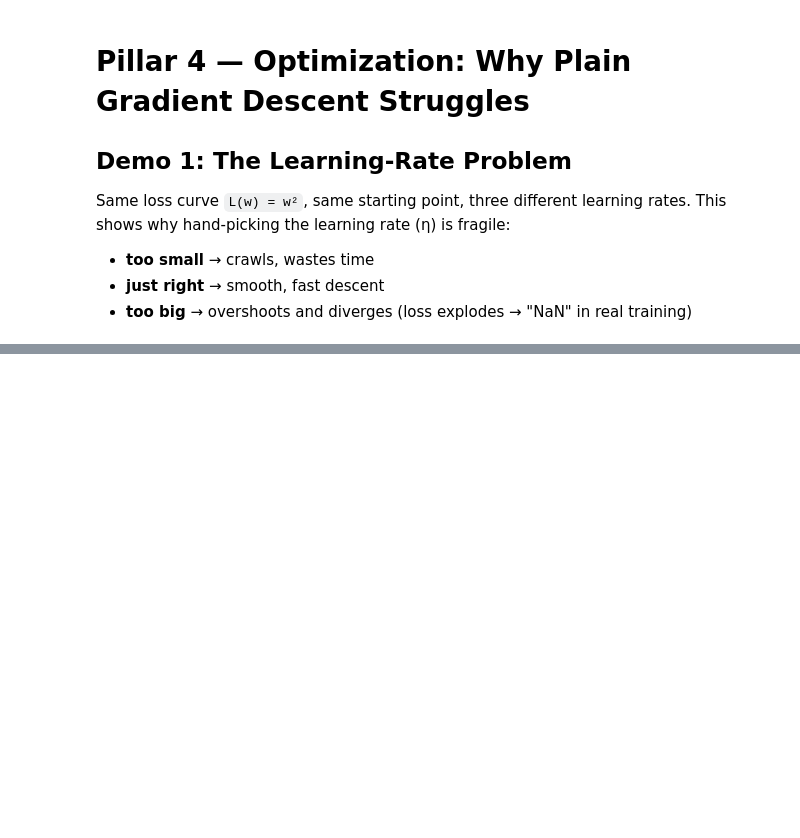
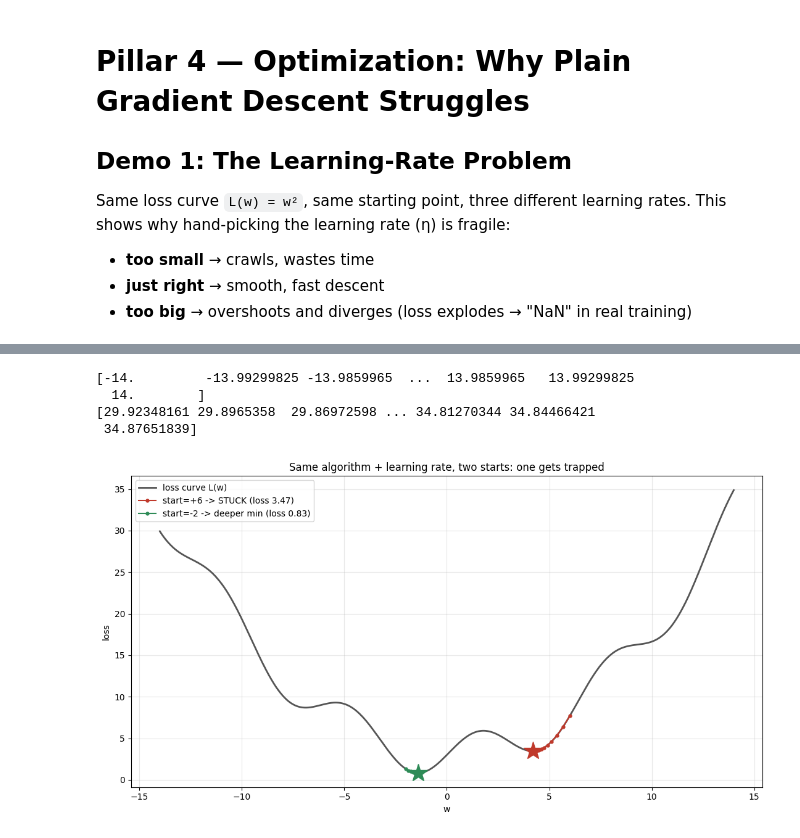
Before and after one commit to khanbilal-devop/phase-1-foundations, a Jupyter notebook: optimization technique/gradient_descent_failures.ipynb, the cells around one changed output, grey strips where cells are left out. Cells and saved outputs as stored; diff of their text form; code cells hidden in the pictures; blank space fills up the shorter version.

```diff
--- a/optimization technique/gradient_descent_failures.ipynb
+++ b/optimization technique/gradient_descent_failures.ipynb
@@ -59,0 +170,46 @@ LOSS at selected steps (start loss = 81):
+# %%
+def loss(w):
+    return 0.15*w**2 + 2.5*np.sin(w) + 3
+
+def gradient(w):
+  return  0.30*w + 2.5*np.cos(w)
+
+def runGd(rate,w,steps=100):
+    path = [w]
+    for _ in range(steps):
+        w = w - rate * gradient(w)
+        path.append(w)
+    return np.array(path)
+
+path_A = run_gd(eta=0.08, start=6.0)    # -> shallow local min (trapped)
+path_B = run_gd(eta=0.08, start=-2.0)   # -> deeper min
+
+w = np.linspace(-14, 14, 4000)
+print(w)
+L = loss(w)
+print(L)
+
+
+plt.figure(figsize=(11,6))
+plt.plot(w, L, color='#555', linewidth=2, label='loss curve L(w)')
+plt.plot(path_A, loss(path_A), 'o-', color='#c0392b', markersize=3.5,
+         label=f'start=+6 -> STUCK (loss {loss(path_A[-1]):.2f})')
+plt.plot(path_A[-1], loss(path_A[-1]), '*', color='#c0392b', markersize=22, zorder=6)
+plt.plot(path_B, loss(path_B), 'o-', color='#2e8b57', markersize=3.5,
+         label=f'start=-2 -> deeper min (loss {loss(path_B[-1]):.2f})')
+plt.plot(path_B[-1], loss(path_B[-1]), '*', color='#2e8b57', markersize=22, zorder=6)
+plt.xlabel('w'); plt.ylabel('loss')
+plt.title('Same algorithm + learning rate, two starts: one gets trapped')
+plt.legend(); plt.grid(True, alpha=0.3); plt.tight_layout()
+plt.show()
+
+
+print(f"start +6 -> w={path_A[-1]:.3f}, loss={loss(path_A[-1]):.3f} (trapped, shallower)")
+print(f"start -2 -> w={path_B[-1]:.3f}, loss={loss(path_B[-1]):.3f} (found deeper)")
+print(f"gradient at both ends ~0: {gradient(path_A[-1]):.4f}, {gradient(path_B[-1]):.4f}")
+# %% [output]
+[-14.         -13.99299825 -13.9859965  ...  13.9859965   13.99299825
+  14.        ]
+[29.92348161 29.8965358  29.86972598 ... 34.81270344 34.84466421
+ 34.87651839]
+[figure, added]
```
Also changed, not shown: parts of 6 cells of this notebook.
